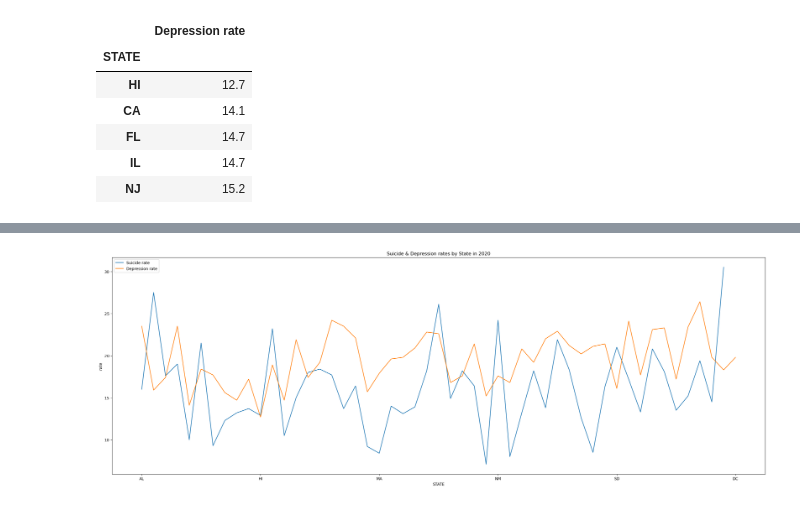
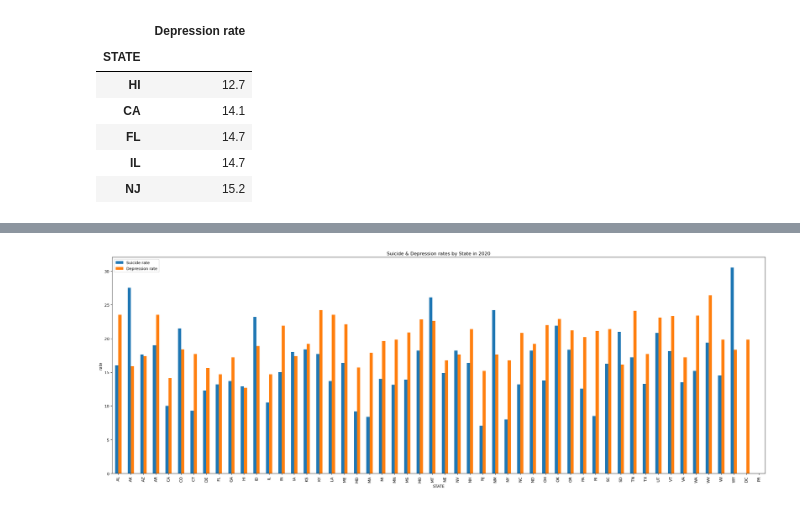
Before and after one commit to soobin83/Project1-Group2, a Jupyter notebook: project/Suicide/suicide_depression.ipynb, the cells around one changed output, grey strips where cells are left out. Saved outputs shown, nothing was run; the diff lists cells and outputs as text; code cells hidden in the pictures.

```diff
--- a/project/Suicide/suicide_depression.ipynb
+++ b/project/Suicide/suicide_depression.ipynb
@@ -126,10 +159,10 @@ suicide_depression_df.head()
 # %%
 # Create line graphs for suicide and depression rate
-suicide_depression_df.plot(kind="line", figsize=(30,10))
-plt.xlabel('STATE')
+suicide_depression_df.plot(kind="bar", figsize=(30,10))
+plt.xticks
 plt.ylabel('rate')
 plt.title('Suicide & Depression rates by State in 2020')
 plt.legend()
 plt.show()
 # %% [output]
-[figure, old version]
+[figure, new version]
```
Also changed, not shown: parts of 2 cells of this notebook, 4 other files.
